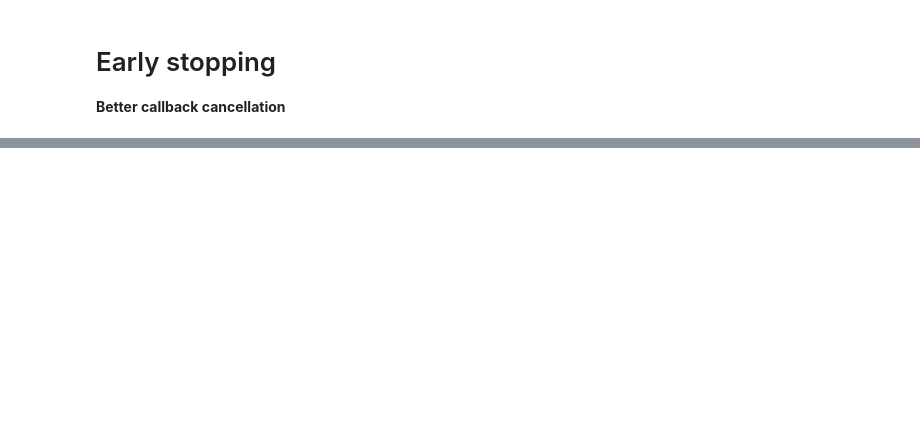
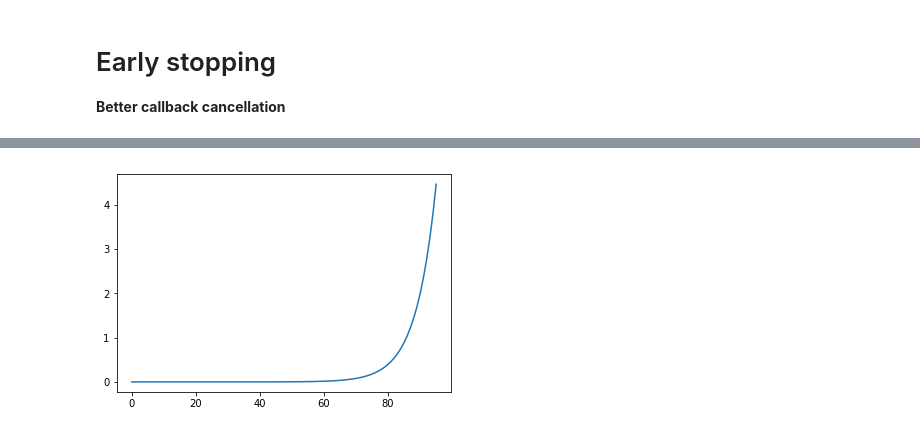
Before and after one commit to RaiAnant/fast.ai_dl2_notebooks, a Jupyter notebook: notebooks/dl2_fastai_lec10.ipynb, the cells around one changed output, grey strips where cells are left out. Saved outputs shown, nothing was run; the diff lists cells and outputs as text; code cells hidden in the pictures; blank space fills up the shorter version.

```diff
--- a/notebooks/dl2_fastai_lec10.ipynb
+++ b/notebooks/dl2_fastai_lec10.ipynb
@@ -197,0 +405,4 @@ data = DataBunch(*get_dls(train_ds, valid_ds, bs), c)
+# %%
+run.recorder.plot_lr()
+# %% [output]
+[figure, added]
```
Also changed, not shown: parts of 13 cells of this notebook.
